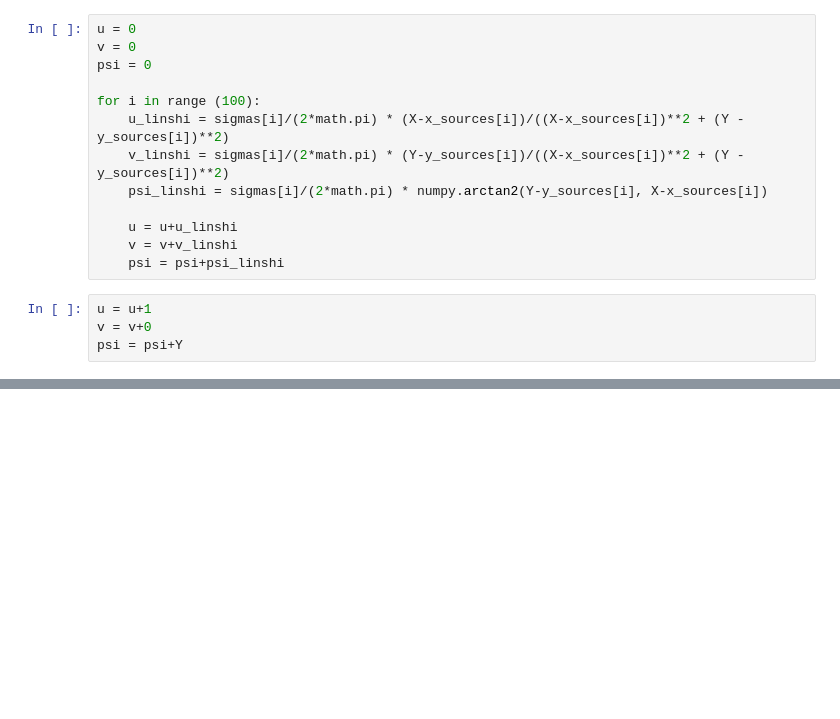
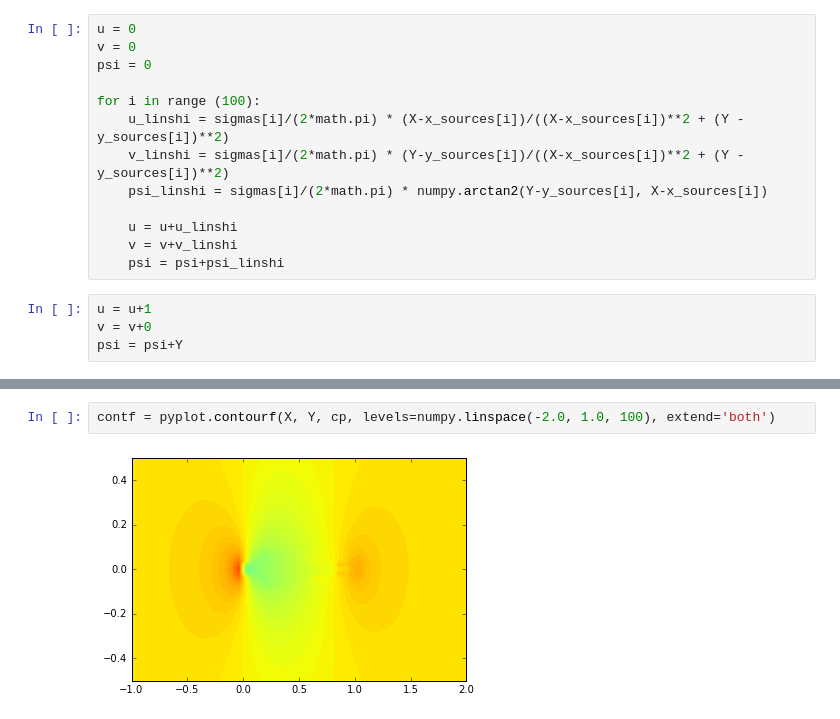
Before and after one commit to iamisrapel/MAE6226, a Jupyter notebook: 03_assignment.ipynb, the cells around one changed output, grey strips where cells are left out. Saved outputs shown, nothing was run; the diff lists cells and outputs as text; blank space fills up the shorter version.

```diff
--- a/03_assignment.ipynb
+++ b/03_assignment.ipynb
@@ -85,0 +86,4 @@ array([  9.99506682e-01,   9.97535357e-01,   9.93600488e-01,
+# %%
+contf = pyplot.contourf(X, Y, cp, levels=numpy.linspace(-2.0, 1.0, 100), extend='both')
+# %% [output]
+[figure, added]
```
Also changed, not shown: parts of 11 cells of this notebook.
